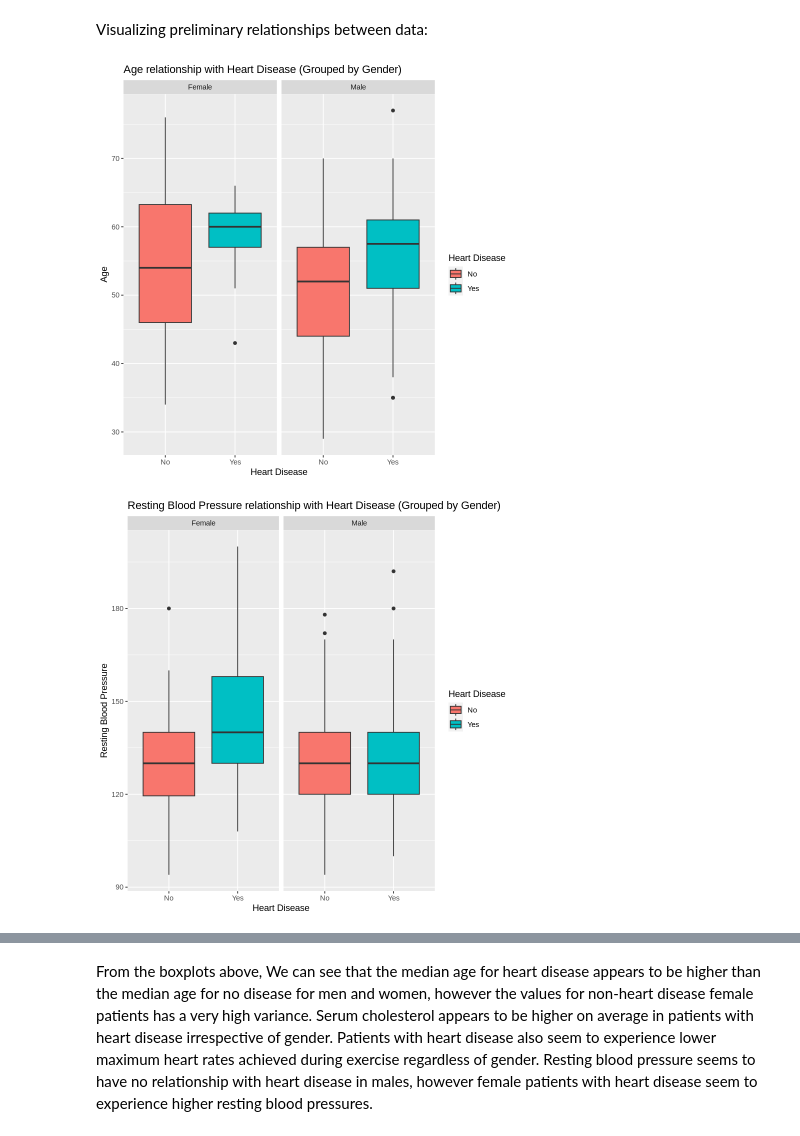
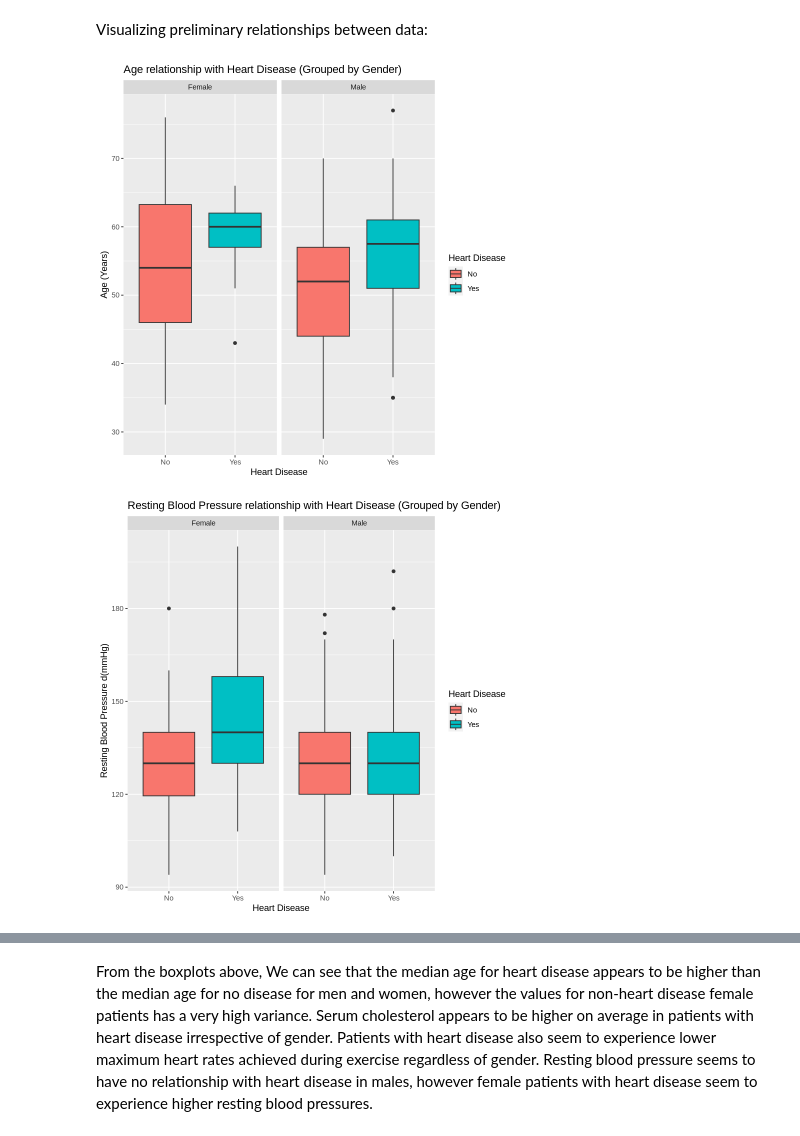
Before and after one commit to Yusen121/heart_disease, a Jupyter notebook: STAT_Project_Proposal.ipynb, the cells around one changed output, grey strips where cells are left out. Saved outputs shown, nothing was run; the diff lists cells and outputs as text; code cells hidden in the pictures.

Commit message:
Methods + Comments
added comments to previously written visualization code, completed methods write up.

```diff
--- a/STAT_Project_Proposal.ipynb
+++ b/STAT_Project_Proposal.ipynb
@@ -62,27 +64,35 @@ A tibble: 5 × 6
 # %% [markdown]
 Visualizing preliminary relationships between data:
 # %%
-labelled_data <- mutate(cleveland, sex = ifelse(sex == 1, "Male", "Female")) |>
-                    mutate(num = ifelse(num == 1, "Yes", "No"))
+#Temporary dataframe to make labelling plots more convienient
+labelled_data <- mutate(cleveland, sex = ifelse(sex == 1, "Male", "Female"),
+                                   num = ifelse(num == 1, "Yes", "No"))
+
+#Age Vs heart disease plot
 age_hd <- ggplot(labelled_data) + geom_boxplot(aes(x=num,y=age, fill = num)) + facet_wrap(~sex) +
-            labs(fill = "Heart Disease", x = "Heart Disease", y = "Age") +
+            labs(fill = "Heart Disease", x = "Heart Disease", y = "Age (Years)") +
             ggtitle("Age relationship with Heart Disease (Grouped by Gender)")
 
+#Resting blood pressure vs heart disease plot
 bp_hd <- ggplot(labelled_data) + geom_boxplot(aes(x=num,y=trestbps, fill = num)) + facet_wrap(~sex) +
-            labs(fill = "Heart Disease", x = "Heart Disease", y = "Resting Blood Pressure") +
+            labs(fill = "Heart Disease", x = "Heart Disease", y = "Resting Blood Pressure d(mmHg)") +
             ggtitle("Resting Blood Pressure relationship with Heart Disease (Grouped by Gender)")
 
+#Max heart rate during exercise vs heart disease plot
 maxhr_hd <- ggplot(labelled_data) + geom_boxplot(aes(x=num,y=thalach, fill = num)) + facet_wrap(~sex) +
-            labs(fill = "Heart Disease", x = "Heart Disease", y = "Max Heart Rate") +
+            labs(fill = "Heart Disease", x = "Heart Disease", y = "Max Heart Rate (BPM)") +
             ggtitle("Max Heart Rate relationship with Heart Disease (Grouped by Gender)")
 
+#Serum cholesterol vs heart disease plot
 chol_hd <- ggplot(labelled_data) + geom_boxplot(aes(x=num,y=chol, fill = num)) + facet_wrap(~sex) +
-            labs(fill = "Heart Disease", x = "Heart Disease", y = "Serum Cholesterol") +
+            labs(fill = "Heart Disease", x = "Heart Disease", y = "Serum Cholesterol (mg/dl)") +
             ggtitle("Serum Cholesterol relationship with Heart Disease (Grouped by Gender)")
+
+#Display plots
 age_hd
 bp_hd
 maxhr_hd
 chol_hd
 # %% [output]
-[figure, old version]
+[figure, new version]
-[figure, old version]
+[figure, new version]
```
Also changed, not shown: parts of 4 cells of this notebook.
